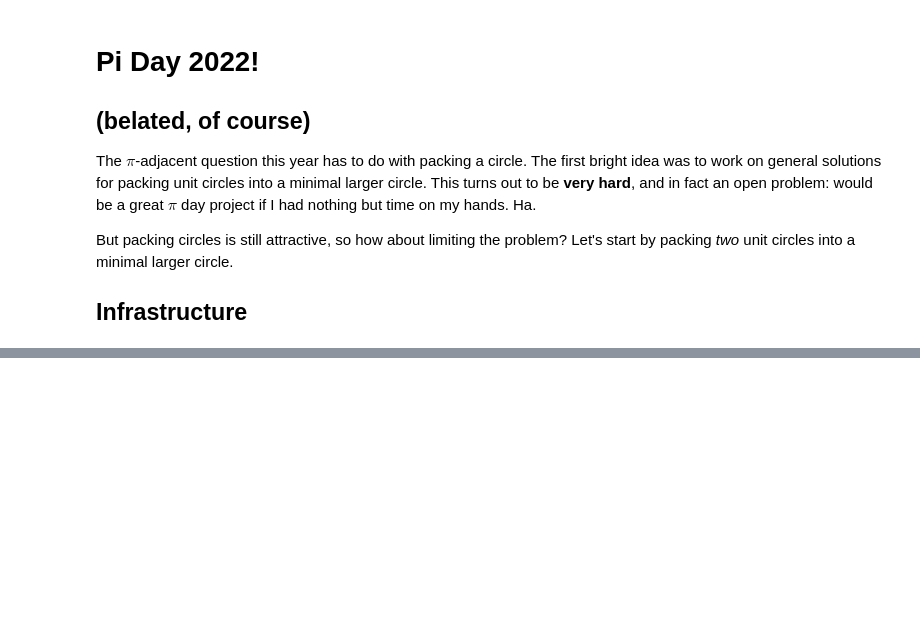
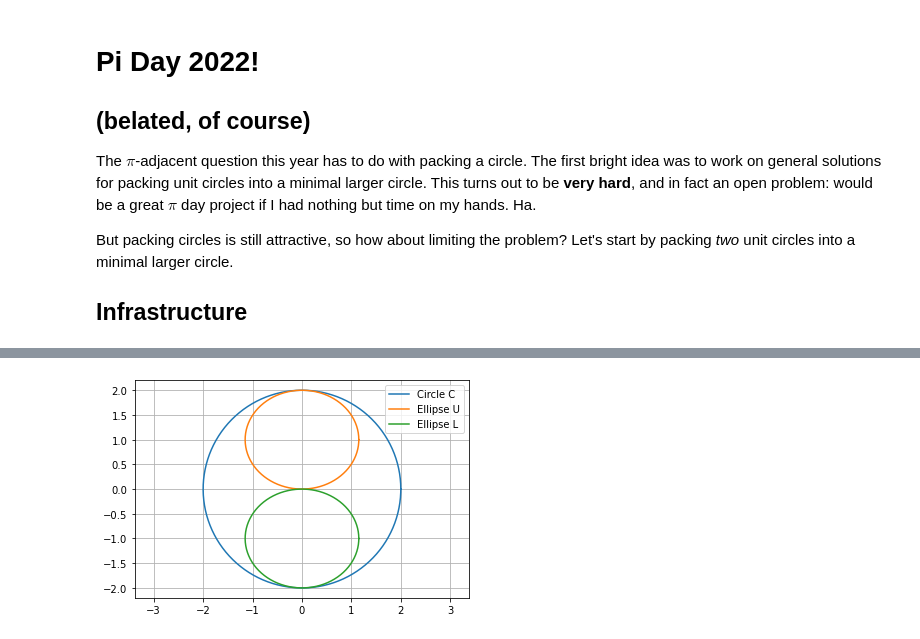
Before and after one commit to vobine/hacks, a Jupyter notebook: Pi2022.ipynb, the cells around one changed output, grey strips where cells are left out. Cells and saved outputs as stored; diff of their text form; code cells hidden in the pictures; blank space fills up the shorter version.

```diff
--- a/Pi2022.ipynb
+++ b/Pi2022.ipynb
@@ -39,0 +48,9 @@ NameError: name 'plt' is not defined
+# %%
+plt.plot(*ellipse(2, 2, xoff=0), label="Circle C");
+plt.plot(*ellipse(1.15, 1, yoff=1), label="Ellipse U");
+plt.plot(*ellipse(1.15, 1, yoff=-1), label="Ellipse L");
+plt.axis('equal');
+plt.legend();
+plt.grid();
+# %% [output]
+[figure, added]
```
Also changed, not shown: parts of 9 cells of this notebook.
